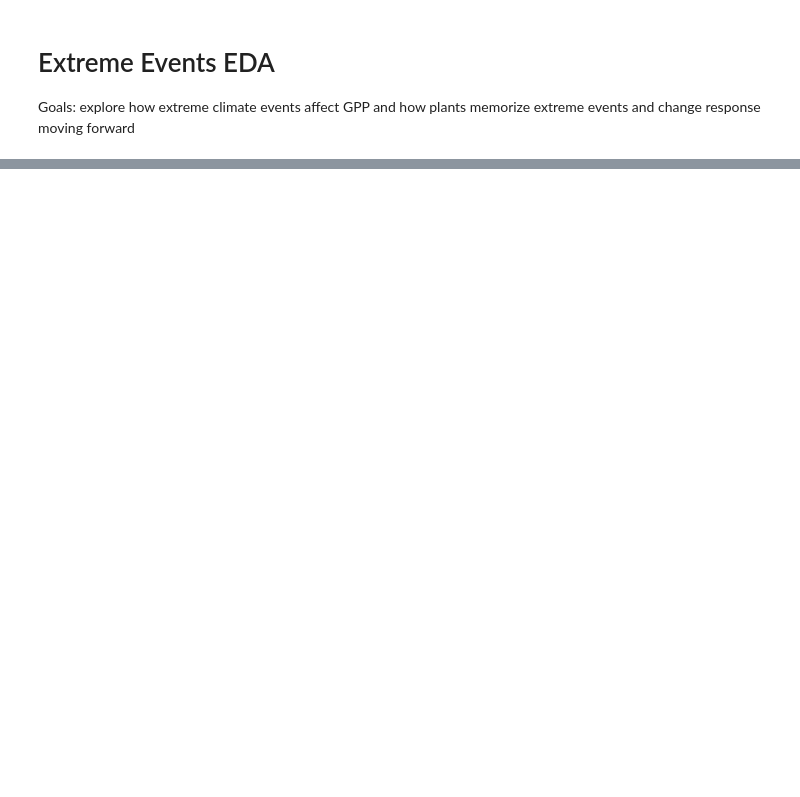
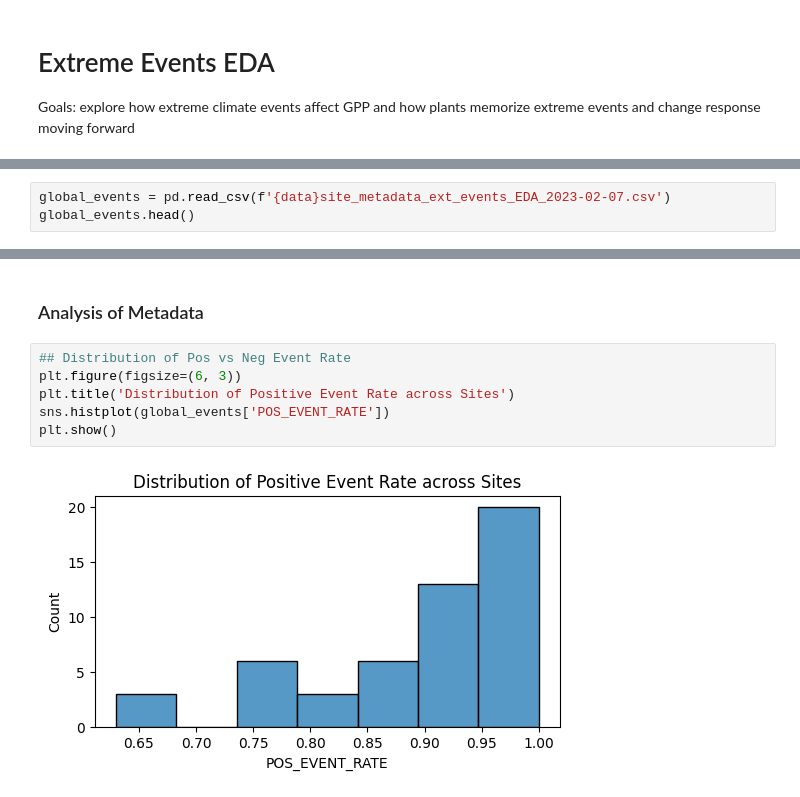
Before and after one commit to jcalz23/co2-flux-hourly-gpp-modeling, a Jupyter notebook: code/src/EDA/extreme_events.ipynb, the cells around one changed output, grey strips where cells are left out. Saved outputs shown, nothing was run; the diff lists cells and outputs as text; blank space fills up the shorter version.

Commit message:
extreme events and GPP distribution, variance EDA

```diff
--- a/code/src/EDA/extreme_events.ipynb
+++ b/code/src/EDA/extreme_events.ipynb
@@ -266,0 +268,3 @@ centers_df.style.background_gradient(cmap='RdYlGn')
+# %%
+global_events = pd.read_csv(f'{data}site_metadata_ext_events_EDA_2023-02-07.csv')
+global_events.head()
@@ -266,0 +278,10 @@ centers_df.style.background_gradient(cmap='RdYlGn')
+# %% [markdown]
+### Analysis of Metadata
+# %%
+## Distribution of Pos vs Neg Event Rate
+plt.figure(figsize=(6, 3))
+plt.title('Distribution of Positive Event Rate across Sites')
+sns.histplot(global_events['POS_EVENT_RATE'])
+plt.show()
+# %% [output]
+[figure, added]
```
Also changed, not shown: parts of 31 cells of this notebook, 11 other files.
